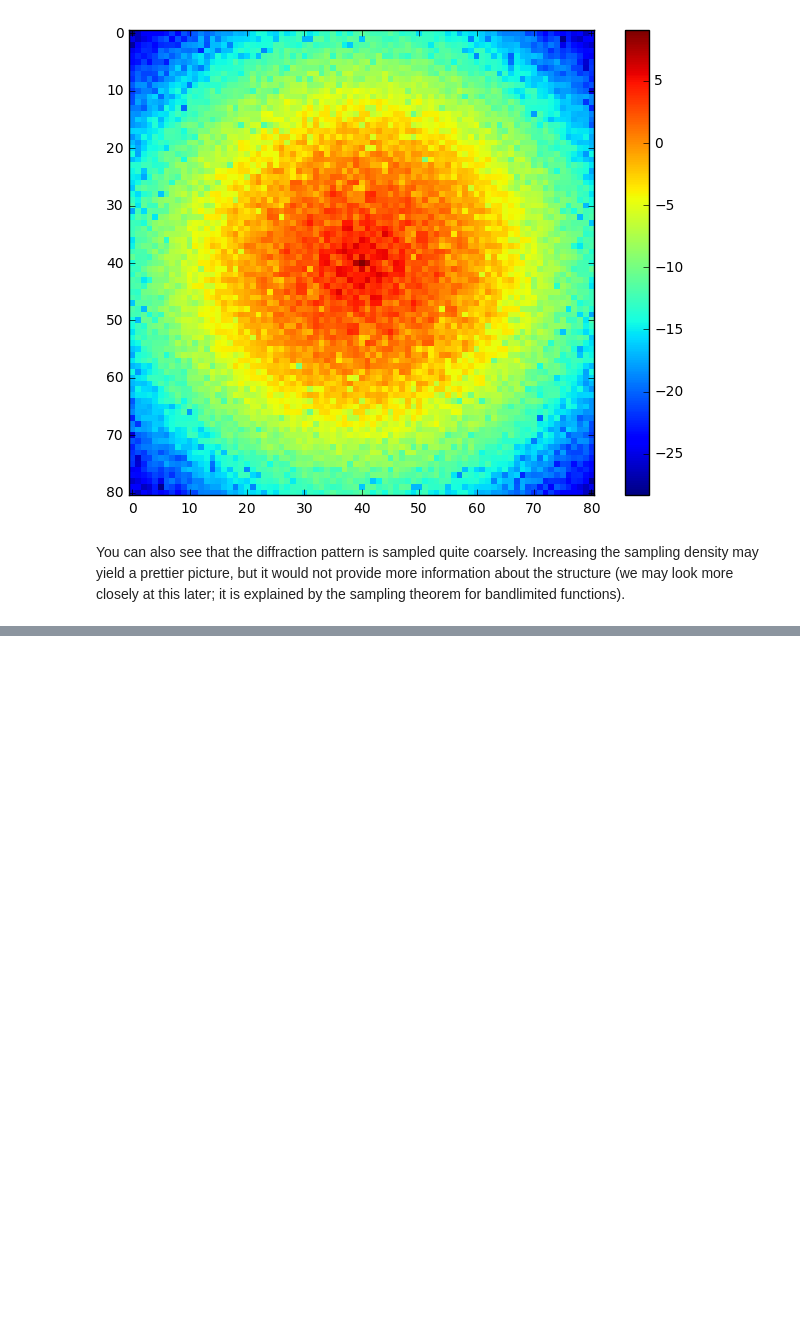
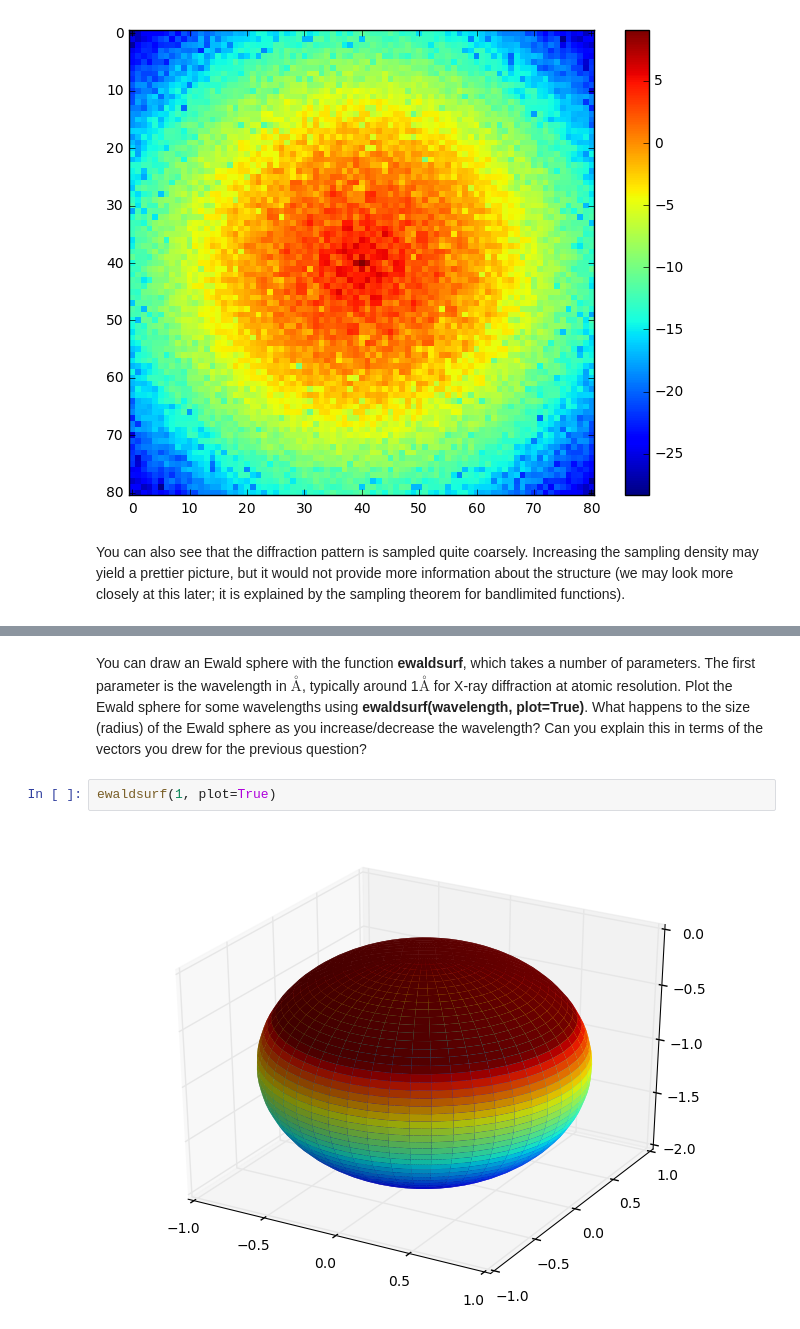
Before and after one commit to wang-zy/Tutorial-in-Diffraction-Imaging-Python, a Jupyter notebook: Tutorial in Diffraction Imaging.ipynb, the cells around one changed output, grey strips where cells are left out. Saved outputs shown, nothing was run; the diff lists cells and outputs as text; blank space fills up the shorter version.

```diff
--- a/Tutorial in Diffraction Imaging.ipynb
+++ b/Tutorial in Diffraction Imaging.ipynb
@@ -158,0 +216,6 @@ You can also see that the diffraction pattern is sampled quite coarsely. Increas
+# %% [markdown]
+You can draw an Ewald sphere with the function **ewaldsurf**, which takes a number of parameters. The first parameter is the wavelength in $\overset{\circ}{\text{A}}$, typically around 1$\overset{\circ}{\text{A}}$ for X-ray diffraction at atomic resolution. Plot the Ewald sphere for some wavelengths using **ewaldsurf(wavelength, plot=True)**. What happens to the size (radius) of the Ewald sphere as you increase/decrease the wavelength? Can you explain this in terms of the vectors you drew for the previous question?
+# %%
+ewaldsurf(1, plot=True)
+# %% [output]
+[figure, added]
```
Also changed, not shown: parts of 34 cells of this notebook, 3 other files.
